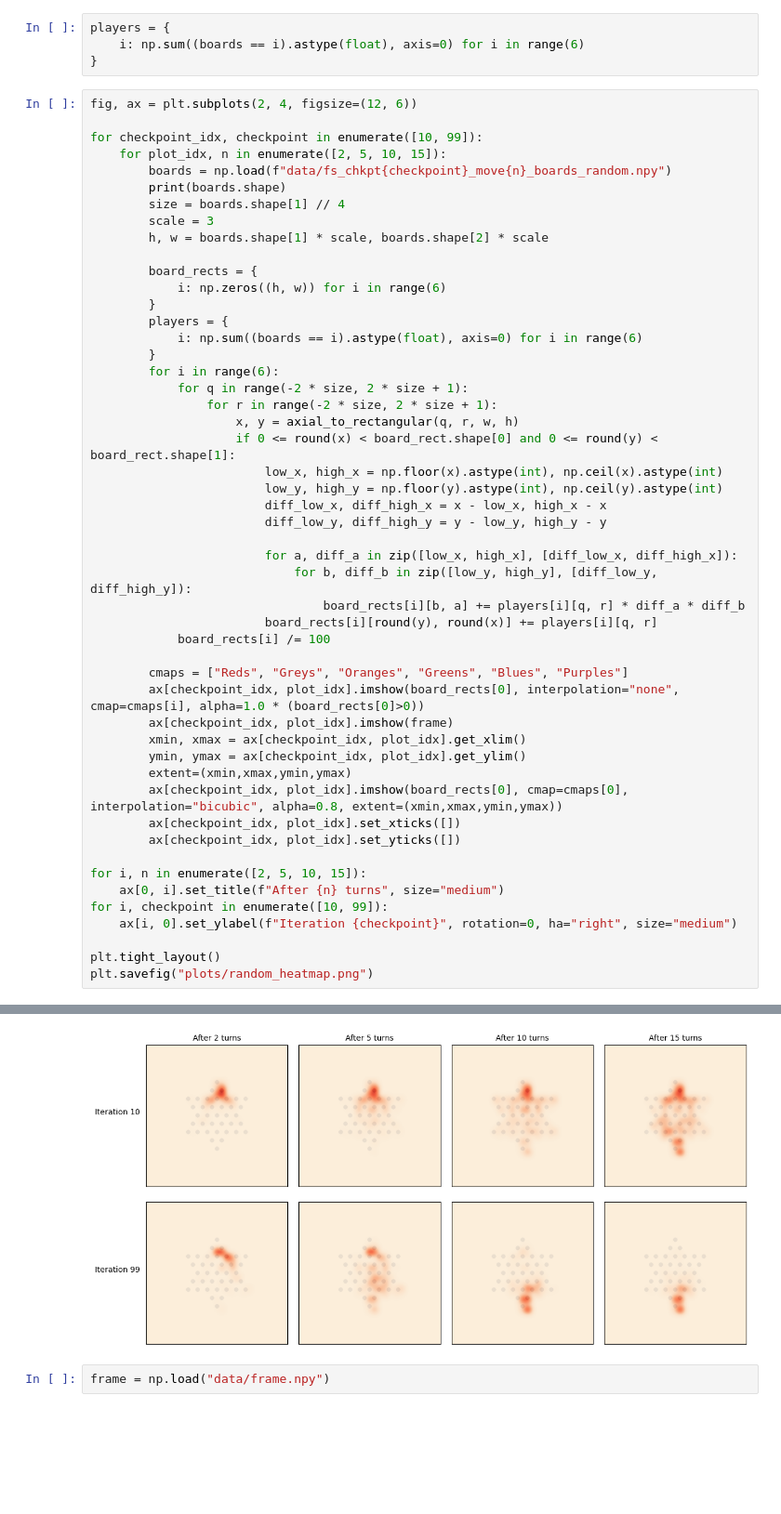
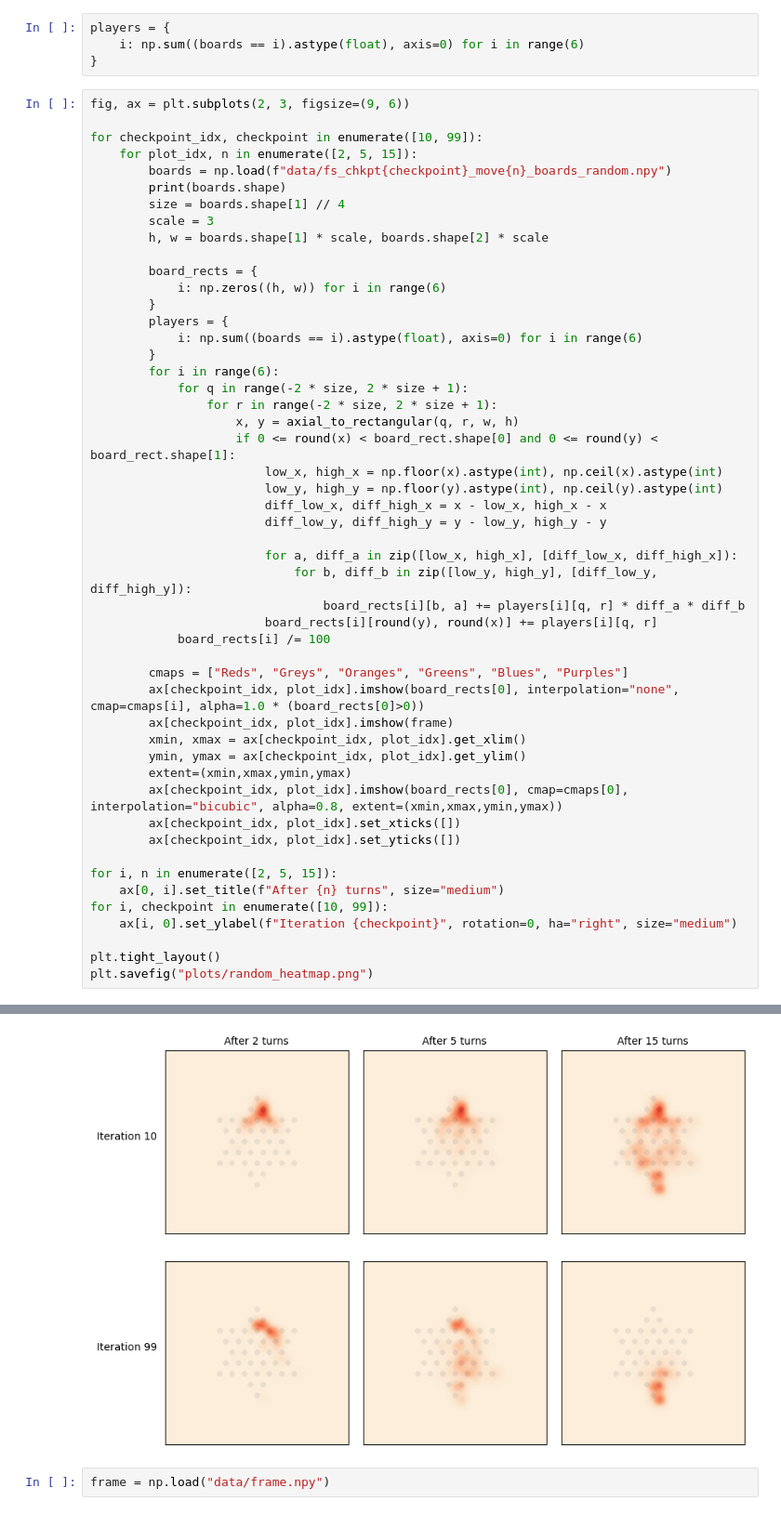
Before and after one commit to noahadhikari/pettingzoo-chinese-checkers, a Jupyter notebook: analysis/heatmap.ipynb, the cells around one changed output, grey strips where cells are left out. Shown at 93% size. Saved outputs shown, nothing was run; the diff lists cells and outputs as text; blank space fills up the shorter version.

```diff
--- a/analysis/heatmap.ipynb
+++ b/analysis/heatmap.ipynb
@@ -22,10 +22,10 @@ players = {
     i: np.sum((boards == i).astype(float), axis=0) for i in range(6)
 }
 # %%
-fig, ax = plt.subplots(2, 4, figsize=(12, 6))
+fig, ax = plt.subplots(2, 3, figsize=(9, 6))
 
 for checkpoint_idx, checkpoint in enumerate([10, 99]):
-    for plot_idx, n in enumerate([2, 5, 10, 15]):
+    for plot_idx, n in enumerate([2, 5, 15]):
         boards = np.load(f"data/fs_chkpt{checkpoint}_move{n}_boards_random.npy")
         print(boards.shape)
         size = boards.shape[1] // 4
@@ -64,7 +64,7 @@ for checkpoint_idx, checkpoint in enumerate([10, 99]):
         ax[checkpoint_idx, plot_idx].set_xticks([])
         ax[checkpoint_idx, plot_idx].set_yticks([])
 
-for i, n in enumerate([2, 5, 10, 15]):
+for i, n in enumerate([2, 5, 15]):
     ax[0, i].set_title(f"After {n} turns", size="medium")
 for i, checkpoint in enumerate([10, 99]):
     ax[i, 0].set_ylabel(f"Iteration {checkpoint}", rotation=0, ha="right", size="medium")
@@ -82,5 +80,5 @@ plt.savefig("plots/random_heatmap.png")
 (68, 9, 9)
-[figure, old version]
+[figure, new version]
 # %%
 frame = np.load("data/frame.npy")
 # %%
```
Also changed, not shown: parts of 1 cell of this notebook, 28 other files.
